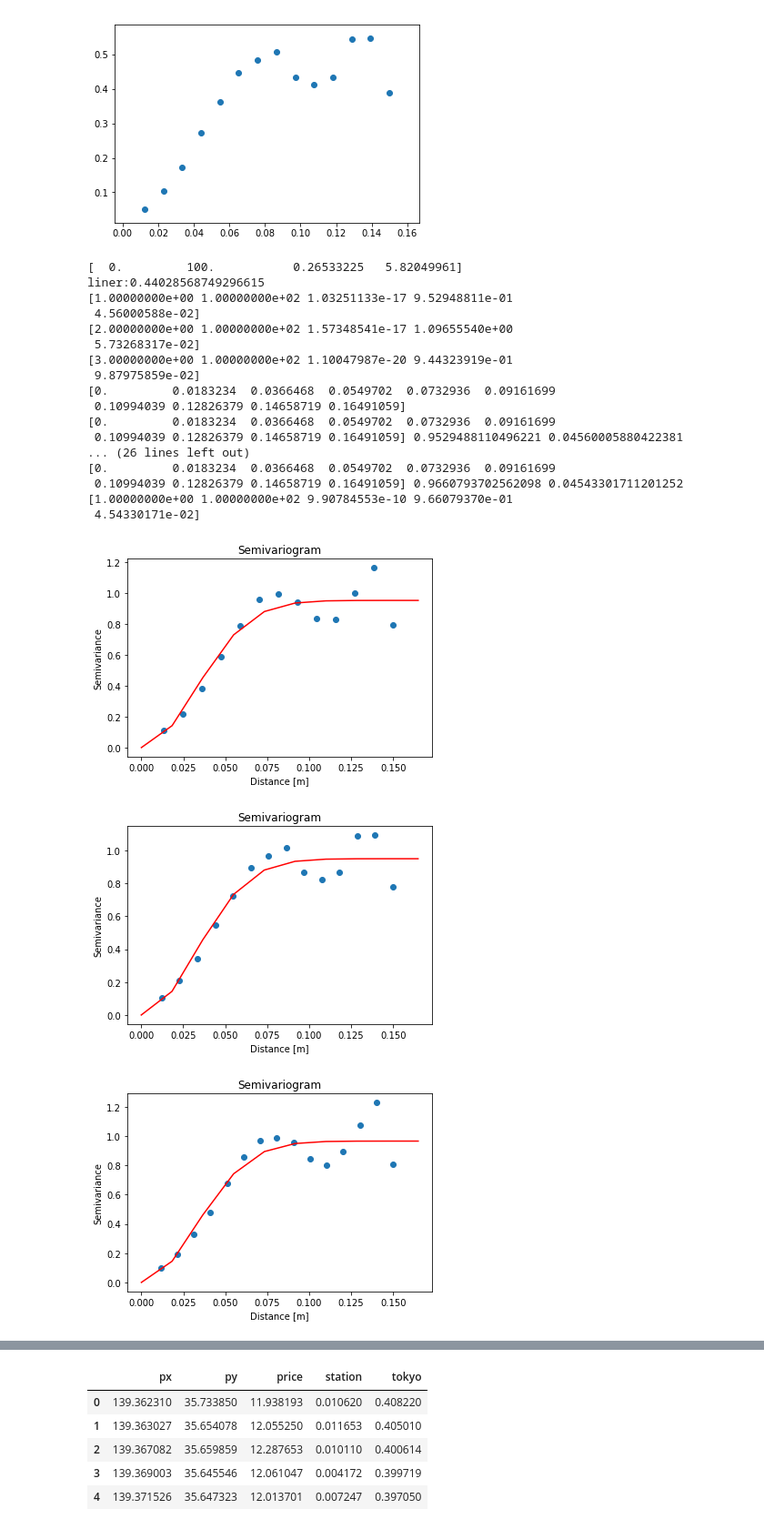
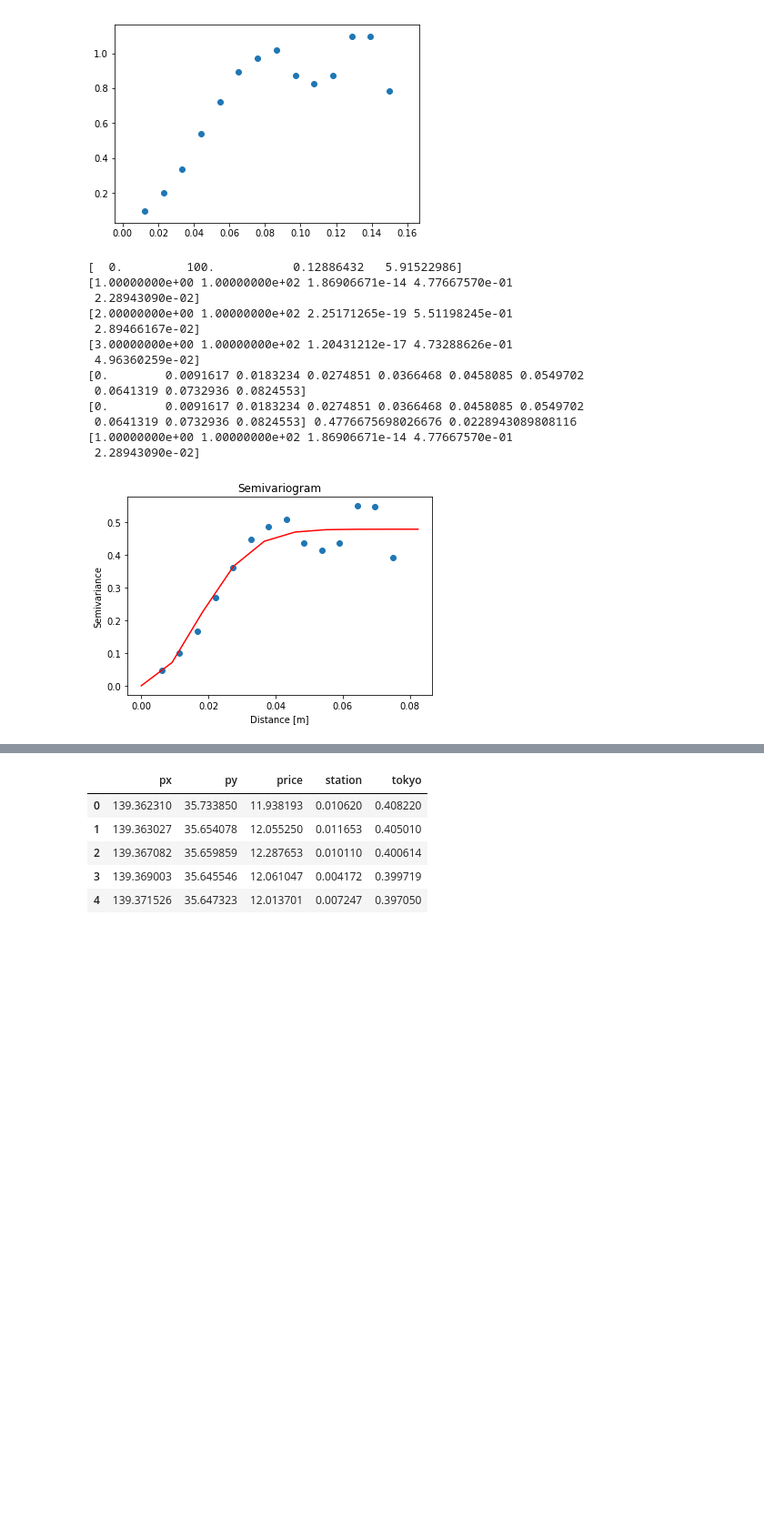
Before and after one commit to ryuya-ko/LDAT_LS_2019, a Jupyter notebook: code/python/kriging_imple.ipynb, the cells around one changed output, grey strips where cells are left out. Shown at 91% size. Drawn from its saved outputs; the diff is of its cells as text; code cells hidden in the pictures; blank space fills up the shorter version.

```diff
--- a/code/python/kriging_imple.ipynb
+++ b/code/python/kriging_imple.ipynb
@@ -166,2 +137,0 @@ Warnings:
-# %%
-resid = res_fwls.resid
@@ -197,28 +163,22 @@ plt.scatter(e_vario[0], e_vario[1])
 <matplotlib.collections.PathCollection at 0x...>
 [figure]
 # %%
-param, lag, fig = variogram.auto_vario(vario, range(13,16))
+param, lag, fig = variogram.auto_vario(vario, 14)
 # %% [output]
-[  0.         100.           0.26533225   5.82049961]
-liner:0.44028568749296615
-[1.00000000e+00 1.00000000e+02 1.03251133e-17 9.52948811e-01
- 4.56000588e-02]
-[2.00000000e+00 1.00000000e+02 1.57348541e-17 1.09655540e+00
- 5.73268317e-02]
-[3.00000000e+00 1.00000000e+02 1.10047987e-20 9.44323919e-01
- 9.87975859e-02]
-[0.         0.0183234  0.0366468  0.0549702  0.0732936  0.09161699
- 0.10994039 0.12826379 0.14658719 0.16491059]
-[0.         0.0183234  0.0366468  0.0549702  0.0732936  0.09161699
- 0.10994039 0.12826379 0.14658719 0.16491059] 0.9529488110496221 0.04560005880422381
-... (26 lines left out)
-[0.         0.0183234  0.0366468  0.0549702  0.0732936  0.09161699
- 0.10994039 0.12826379 0.14658719 0.16491059] 0.9660793702562098 0.04543301711201252
-[1.00000000e+00 1.00000000e+02 9.90784553e-10 9.66079370e-01
- 4.54330171e-02]
+[  0.         100.           0.12886432   5.91522986]
+[1.00000000e+00 1.00000000e+02 1.86906671e-14 4.77667570e-01
+ 2.28943090e-02]
+[2.00000000e+00 1.00000000e+02 2.25171265e-19 5.51198245e-01
+ 2.89466167e-02]
+[3.00000000e+00 1.00000000e+02 1.20431212e-17 4.73288626e-01
+ 4.96360259e-02]
+[0.        0.0091617 0.0183234 0.0274851 0.0366468 0.0458085 0.0549702
+ 0.0641319 0.0732936 0.0824553]
+[0.        0.0091617 0.0183234 0.0274851 0.0366468 0.0458085 0.0549702
+ 0.0641319 0.0732936 0.0824553] 0.4776675698026676 0.0228943089808116
+[1.00000000e+00 1.00000000e+02 1.86906671e-14 4.77667570e-01
+ 2.28943090e-02]
-[figure, old version]
+[figure, new version]
-[figure, removed]
-[figure, removed]
 # %%
 fig
 # %% [output]
```
Also changed, not shown: parts of 81 cells of this notebook, 1 other file.
